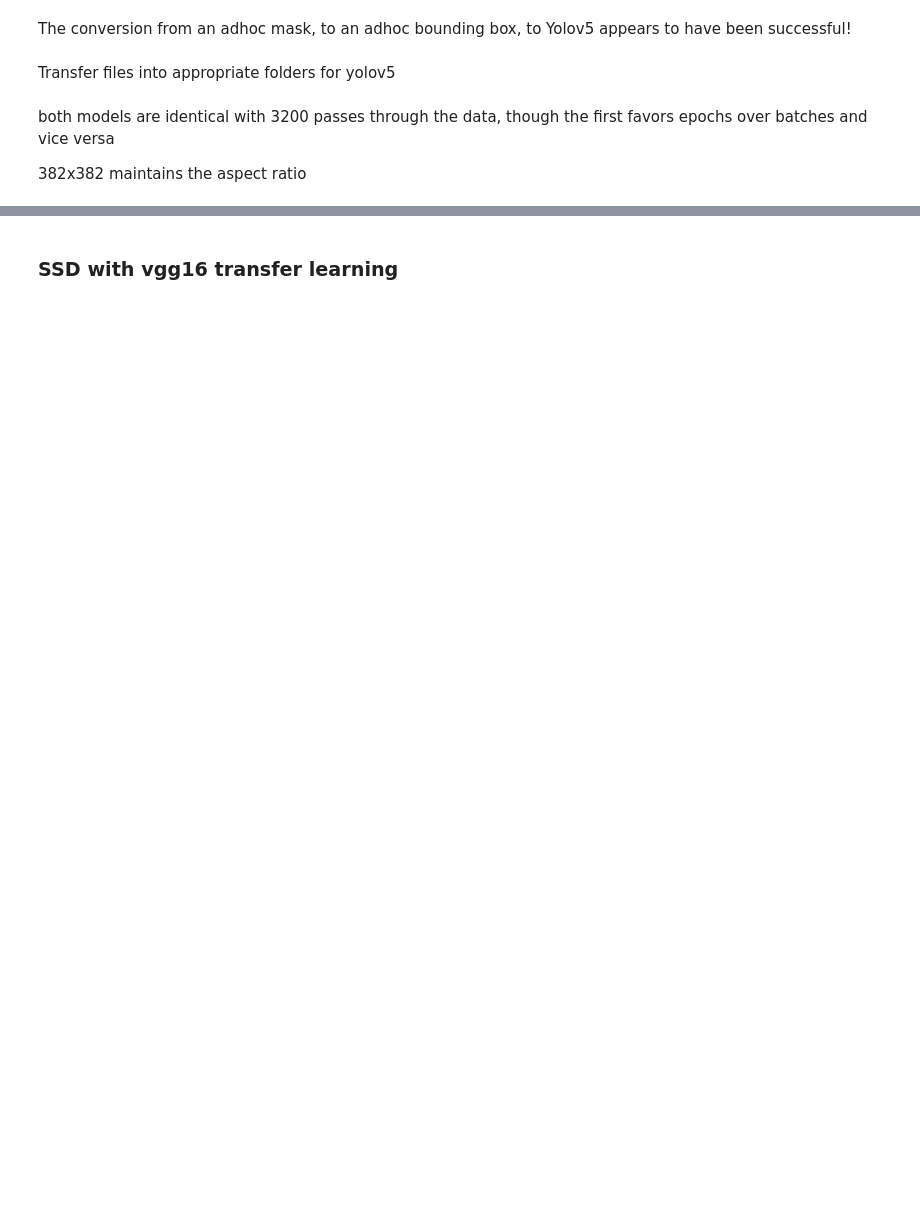
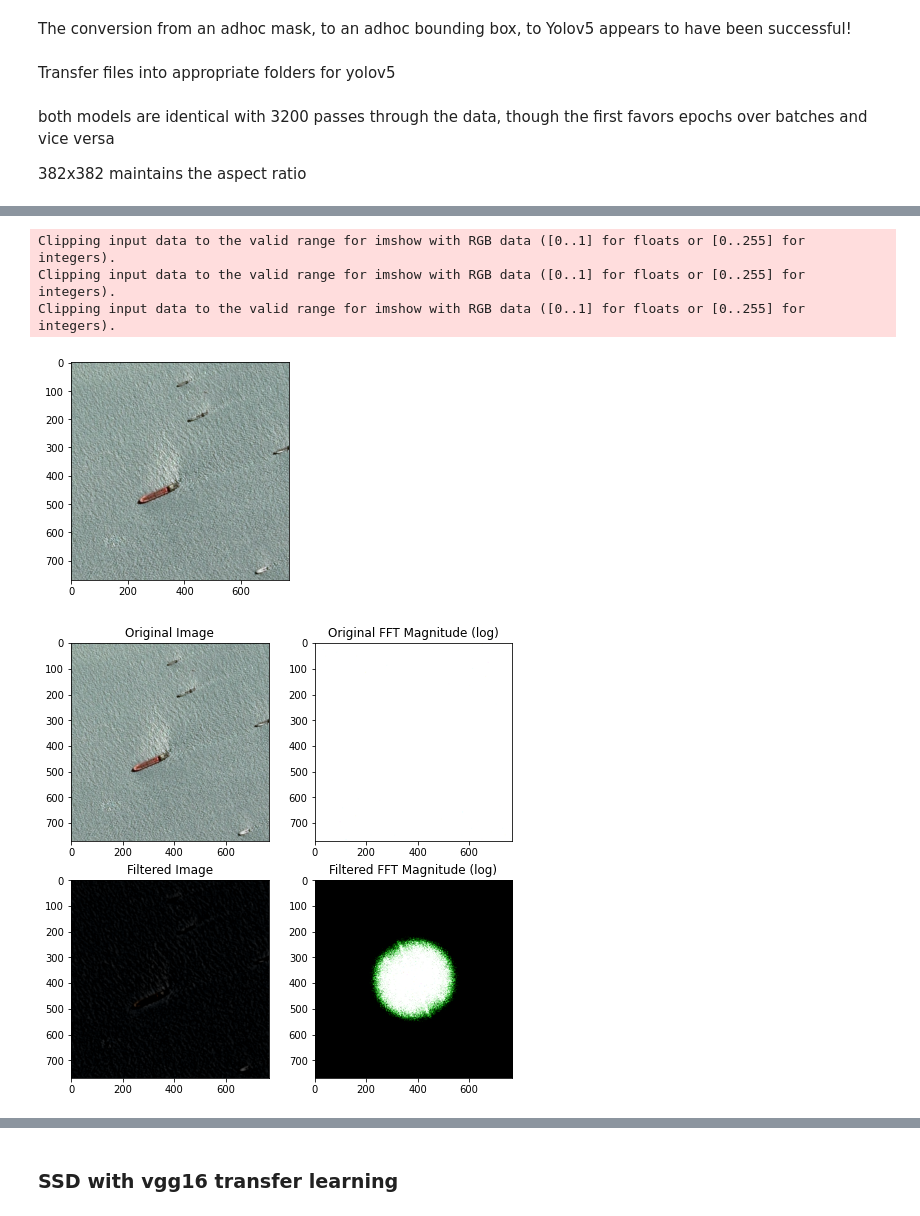
Before and after one commit to DanG-Mergin/yolov5_obj_detection, a Jupyter notebook: final_project.ipynb, the cells around one changed output, grey strips where cells are left out. Cells and saved outputs as stored; diff of their text form; code cells hidden in the pictures; blank space fills up the shorter version.

```diff
--- a/final_project.ipynb
+++ b/final_project.ipynb
@@ -312,0 +331,35 @@ both models are identical with 3200 passes through the data, though the first fa
+# %%
+import matplotlib.pyplot as plt
+import numpy as np
+from skimage.data import gravel
+from skimage.filters import difference_of_gaussians, window
+from scipy.fft import fftn, fftshift
+import os
+from skimage import io
+
+# images/train
+image = io.imread('images/train_original/01ad35fcb.jpg')
+_=plt.imshow(image)
+wimage = image * window('hann', image.shape)  # window image to improve FFT
+# filtered_image = difference_of_gaussians(image, 1, 6)
+filtered_image = difference_of_gaussians(image, 2, 16)
+filtered_wimage = filtered_image * window('hann', image.shape)
+im_f_mag = fftshift(np.abs(fftn(wimage)))
+fim_f_mag = fftshift(np.abs(fftn(filtered_wimage)))
+
+fig, ax = plt.subplots(nrows=2, ncols=2, figsize=(8, 8))
+ax[0, 0].imshow(image, cmap='gray')
+ax[0, 0].set_title('Original Image')
+ax[0, 1].imshow(np.log(im_f_mag), cmap='magma')
+ax[0, 1].set_title('Original FFT Magnitude (log)')
+ax[1, 0].imshow(filtered_image, cmap='gray')
+ax[1, 0].set_title('Filtered Image')
+ax[1, 1].imshow(np.log(fim_f_mag), cmap='magma')
+ax[1, 1].set_title('Filtered FFT Magnitude (log)')
+plt.show()
+# %% [output]
+Clipping input data to the valid range for imshow with RGB data ([0..1] for floats or [0..255] for integers).
+Clipping input data to the valid range for imshow with RGB data ([0..1] for floats or [0..255] for integers).
+Clipping input data to the valid range for imshow with RGB data ([0..1] for floats or [0..255] for integers).
+[figure, added]
+[figure, added]
```
Also changed, not shown: parts of 15 cells of this notebook, 8 other files.
